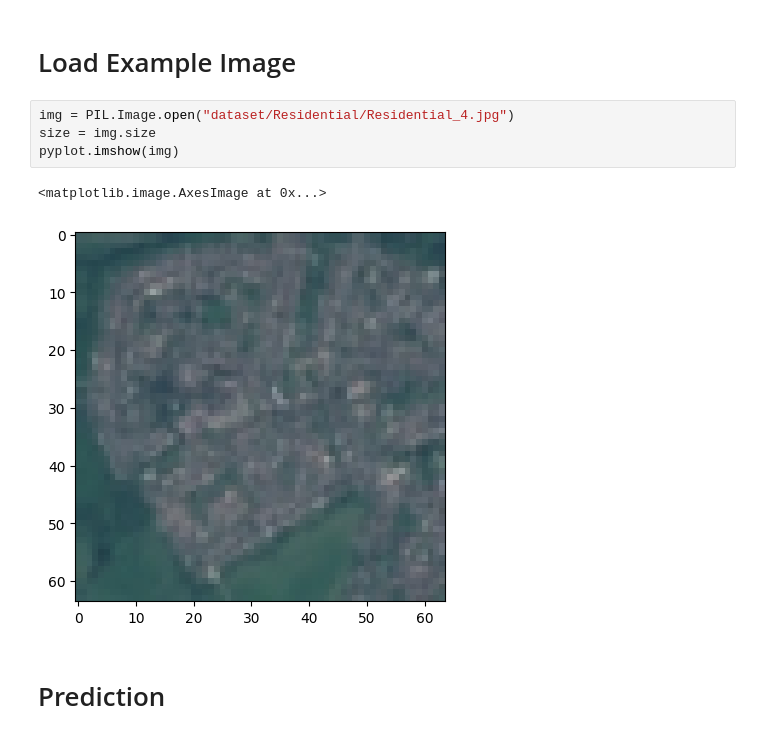
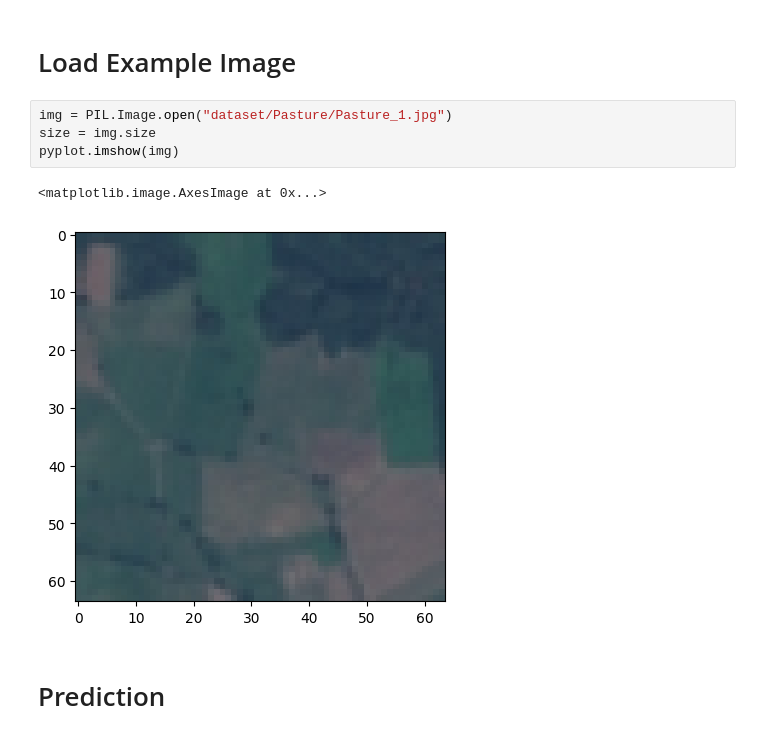
Before and after one commit to luandknguyen/cs450_euro_sat, a Jupyter notebook: ModelAnalysis.ipynb, the cells around one changed output. Cells and saved outputs as stored; diff of their text form.

```diff
--- a/ModelAnalysis.ipynb
+++ b/ModelAnalysis.ipynb
@@ -18,12 +18,12 @@ unet.load_state_dict(torch.load("outputs/unet_state.pt")["model_state_dict"])
 # %% [markdown]
 # Load Example Image
 # %%
-img = PIL.Image.open("dataset/Residential/Residential_4.jpg")
+img = PIL.Image.open("dataset/Pasture/Pasture_1.jpg")
 size = img.size
 pyplot.imshow(img)
 # %% [output]
 <matplotlib.image.AxesImage at 0x...>
-[figure, old version]
+[figure, new version]
 # %% [markdown]
 # Prediction
 # %%
```
Also changed, not shown: parts of 2 cells of this notebook, 5 other files.
